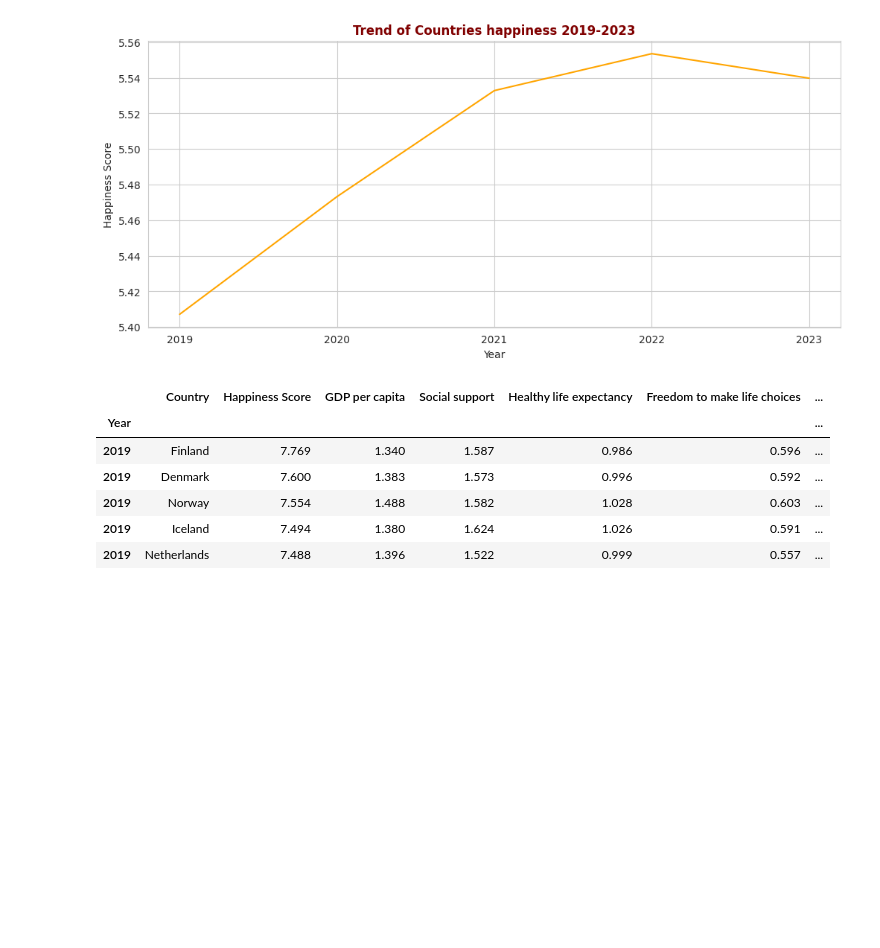
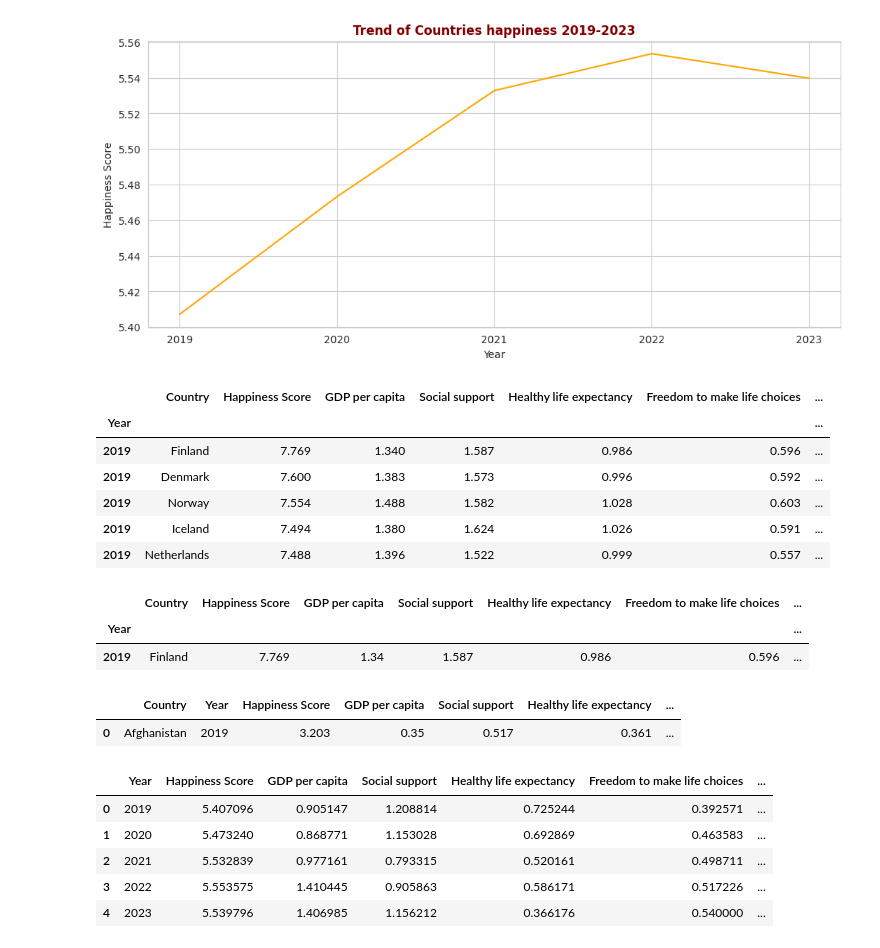
Before and after one commit to Karlajack/pydata_analysis, a Jupyter notebook: Pydatacapstoneproject_Worldhappiness.ipynb, the cells around one changed output. Saved outputs shown, nothing was run; the diff lists cells and outputs as text; code cells hidden in the pictures; blank space fills up the shorter version.

```diff
--- a/Pydatacapstoneproject_Worldhappiness.ipynb
+++ b/Pydatacapstoneproject_Worldhappiness.ipynb
@@ -172,3 +172,27 @@ df.head()
 | 2019 | Norway | 7.554 | 1.488 | 1.582 | 1.028 | 0.603 | ... |
 | 2019 | Iceland | 7.494 | 1.380 | 1.624 | 1.026 | 0.591 | ... |
 | 2019 | Netherlands | 7.488 | 1.396 | 1.522 | 0.999 | 0.557 | ... |
+# %%
+df.head(1)
+# %% [output]
+|  | Country | Happiness Score | GDP per capita | Social support | Healthy life expectancy | Freedom to make life choices | ... |
+| Year |  |  |  |  |  |  | ... |
+| 2019 | Finland | 7.769 | 1.34 | 1.587 | 0.986 | 0.596 | ... |
+# %%
+df_ha= df.groupby(['Country','Year']).mean().reset_index()
+df_ha.head(1)
+# %% [output]
+|  | Country | Year | Happiness Score | GDP per capita | Social support | Healthy life expectancy | ... |
+| 0 | Afghanistan | 2019 | 3.203 | 0.35 | 0.517 | 0.361 | ... |
+# %%
+df_hd= df.groupby(['Country','Year']).mean().reset_index()
+df.hd1=df_hd.drop('Country',axis=1)
+df.hd2=df.hd1.groupby(['Year']).mean().reset_index()
+df.hd2
+# %% [output]
+|  | Year | Happiness Score | GDP per capita | Social support | Healthy life expectancy | Freedom to make life choices | ... |
+| 0 | 2019 | 5.407096 | 0.905147 | 1.208814 | 0.725244 | 0.392571 | ... |
+| 1 | 2020 | 5.473240 | 0.868771 | 1.153028 | 0.692869 | 0.463583 | ... |
+| 2 | 2021 | 5.532839 | 0.977161 | 0.793315 | 0.520161 | 0.498711 | ... |
+| 3 | 2022 | 5.553575 | 1.410445 | 0.905863 | 0.586171 | 0.517226 | ... |
+| 4 | 2023 | 5.539796 | 1.406985 | 1.156212 | 0.366176 | 0.540000 | ... |
```
Also changed, not shown: parts of 5 cells of this notebook.
